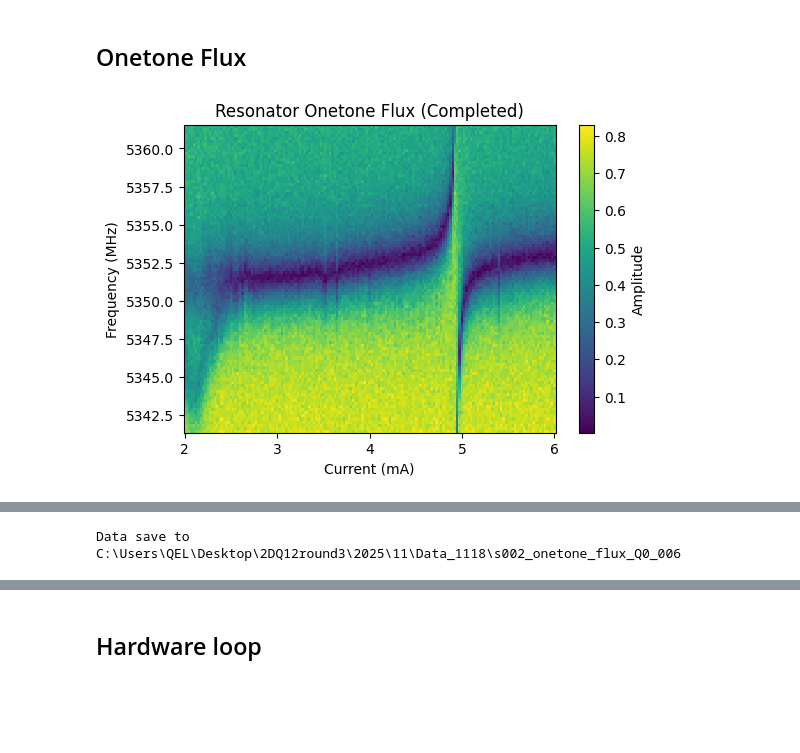
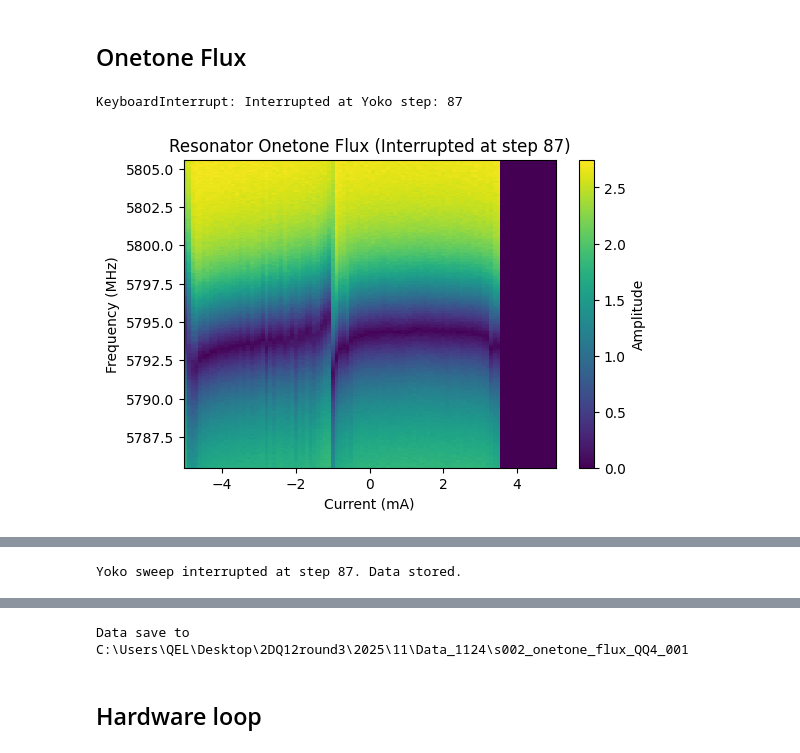
Before and after one commit to JayChien04717/SQD_soc, a Jupyter notebook: single_qubit_calibrate.ipynb, the cells around one changed output, grey strips where cells are left out. Saved outputs shown, nothing was run; the diff lists cells and outputs as text; code cells hidden in the pictures; blank space fills up the shorter version.

```diff
--- a/single_qubit_calibrate.ipynb
+++ b/single_qubit_calibrate.ipynb
@@ -106,9 +49,16 @@ phi = 0.5
+# %%
+from qick_workspace.tools.system_tool import ExperimentConfig
+from qick_workspace.tools.ncfg import config_list
+
+qubit = "Q4"
+config_all = ExperimentConfig(config_list)
+run_cfg = config_all.get_qubit(qubit)
 # %% [markdown]
 # TOF
 # %%
 from qick_workspace.scrip.s001_time_of_flight import TOF
 
-run_cfg = select_config_idx(config, qubit_idx)
+run_cfg = config_all.get_qubit(qubit)
 run_cfg.update(
     {
         "res_freq_ge": 6000,
@@ -123,5 +73,6 @@ tof = TOF(soc, soccfg, run_cfg)
 tof.run(100, liveplot=True)
 # tof.plot()
 
-config["trig_time"] = 0.49
+config_all.update("trig_time", 0.49, q_index=qubit)
+tof.saveLabber(qubit)
 # %% [output]
@@ -166,27 +114,26 @@ yoko_value
 # %%
 from qick_workspace.scrip.s002_res_spec_ge import Resonator_onetone
 
-START_FREQ = config["res_freq_ge"][qubit_idx] - 10  # [MHz]
-STOP_FREQ = config["res_freq_ge"][qubit_idx] + 10  # [MHz]
 
+START_FREQ = config_all.get_qubit(qubit)["res_freq_ge"] - 10  # [MHz]
+STOP_FREQ = config_all.get_qubit(qubit)["res_freq_ge"] + 10  # [MHz]
 STEPS = 101
 
 
-config["res_gain_ge"][qubit_idx] = 0.1
-run_cfg = select_config_idx(config, qubit_idx)
+config_all.update("res.res_gain_ge", 0.2, q_index=qubit)
+run_cfg = config_all.get_qubit(qubit)
 
 run_cfg.update(
     [
         ("steps", STEPS),
         ("res_freq_ge", QickSweep1D("freqloop", START_FREQ, STOP_FREQ)),
         ("relax_delay", 1),
-        ("cooling", False),
     ]
 )
 
 onetone = Resonator_onetone(soc, soccfg, run_cfg)
 fres = onetone.run(py_avg=20, liveplot=True, solve_type="hm")
 ## update value ##
-config["res_freq_ge"][qubit_idx] = round(fres[0] / 1e6, 4)
-onetone.saveLabber(qubit_idx, yoko_value=yoko_value)
+config_all.update("res.res_freq_ge", round(fres[0] / 1e6, 4), q_index=qubit)
+# onetone.saveLabber(qubit, yoko_value=yoko_value)
 # %% [output]
@@ -234,32 +178,34 @@ Data save to C:\Users\QEL\Desktop\2DQ12round3\2025\11\Data_1118\002b_res_ge_punc
 # %%
 from qick_workspace.scrip.s002c_res_spec_ge_flux import (
     Resonator_onetone_flux,
 )
 
 
-run_cfg = select_config_idx(config, qubit_idx)
-
-START_FREQ = config["res_freq_ge"][qubit_idx] - 10  # [MHz]
-STOP_FREQ = config["res_freq_ge"][qubit_idx] + 10  # [MHz]
+START_FREQ = config_all.get_qubit(qubit)["res_freq_ge"] - 10  # [MHz]
+STOP_FREQ = config_all.get_qubit(qubit)["res_freq_ge"] + 10  # [MHz]
 
 STEPS = 201
 
-Start_flux = 1.6e-3
-Stop_flux = 2.5e-3
-Steps_flux = 91
-yoko_range = np.linspace(Start_flux, Stop_flux, Steps_flux)
+Start_flux = -5
+Stop_flux = 5
+Steps_flux = 101
+yoko_range = np.linspace(Start_flux, Stop_flux, Steps_flux) * 1e-3
+
+run_cfg = config_all.get_qubit(qubit)
 run_cfg.update(
     [
         ("steps", STEPS),
+        ("res_gain_ge", 0.1),
         ("res_freq_ge", QickSweep1D("freqloop", START_FREQ, STOP_FREQ)),
         ("relax_delay", 1),
     ]
 )
 
 onetone_flux = Resonator_onetone_flux(soc, soccfg, run_cfg)
 onetone_flux.run(
     5, liveplot=True, yoko_inst=yoko_connect, yoko_value=yoko_range, mode="current"
 )
-onetone_flux.saveLabber(qubit_idx, yoko_range, mode="current")
+onetone_flux.saveLabber(qubit, yoko_range, mode="current")
 # %% [output]
+KeyboardInterrupt: Interrupted at Yoko step: 87
-[figure, old version]
+[figure, new version]
@@ -267 +212 @@ onetone_flux.saveLabber(qubit_idx, yoko_range, mode="current")
-Data save to C:\Users\QEL\Desktop\2DQ12round3\2025\11\Data_1118\s002_onetone_flux_Q0_006
+Yoko sweep interrupted at step 87. Data stored.
@@ -268,3 +214,4 @@ Data save to C:\Users\QEL\Desktop\2DQ12round3\2025\11\Data_1118\s002_onetone_flu
+Data save to C:\Users\QEL\Desktop\2DQ12round3\2025\11\Data_1124\s002_onetone_flux_QQ4_001
 # %% [markdown]
 ## Hardware loop
 # %%
```
Also changed, not shown: parts of 25 cells of this notebook, 15 other files.
